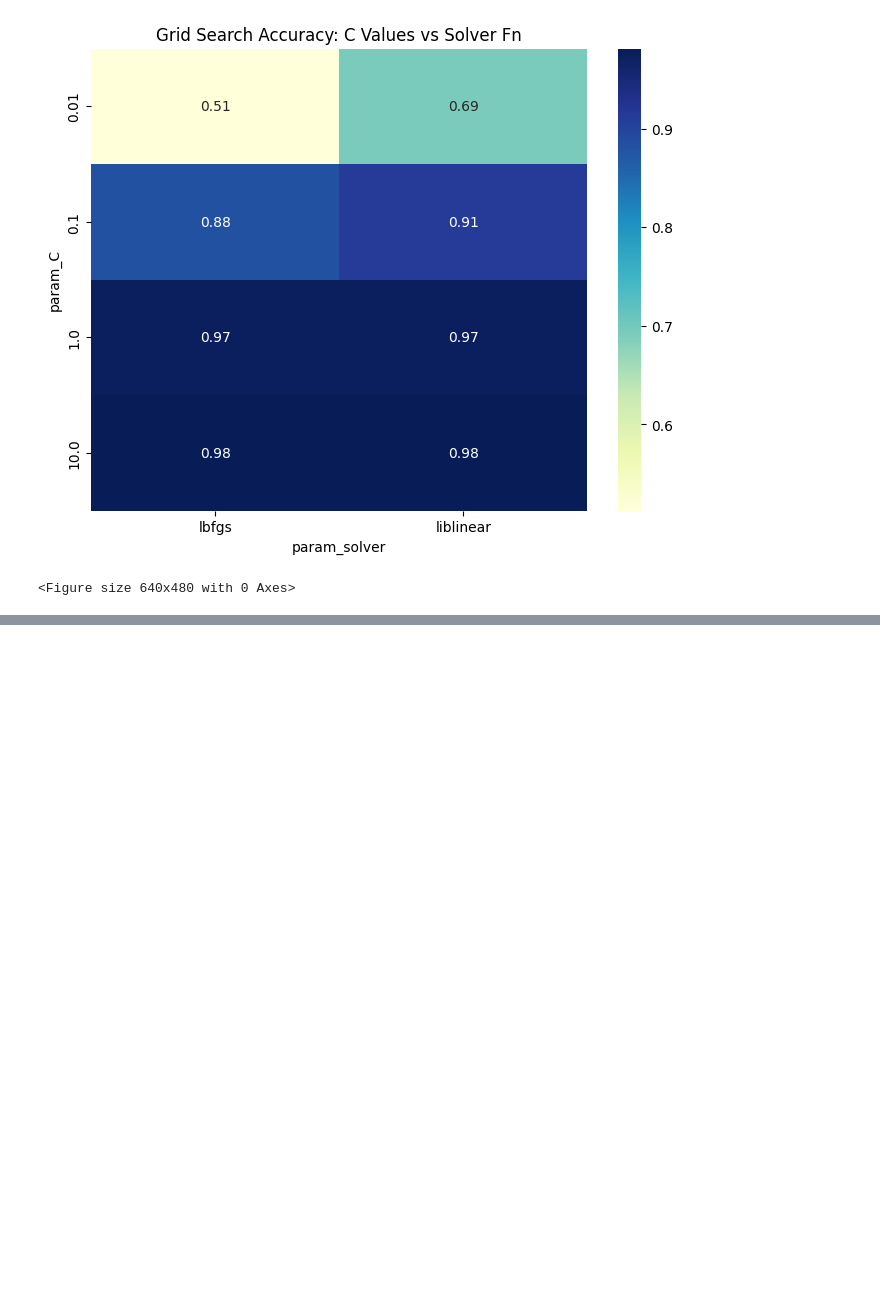
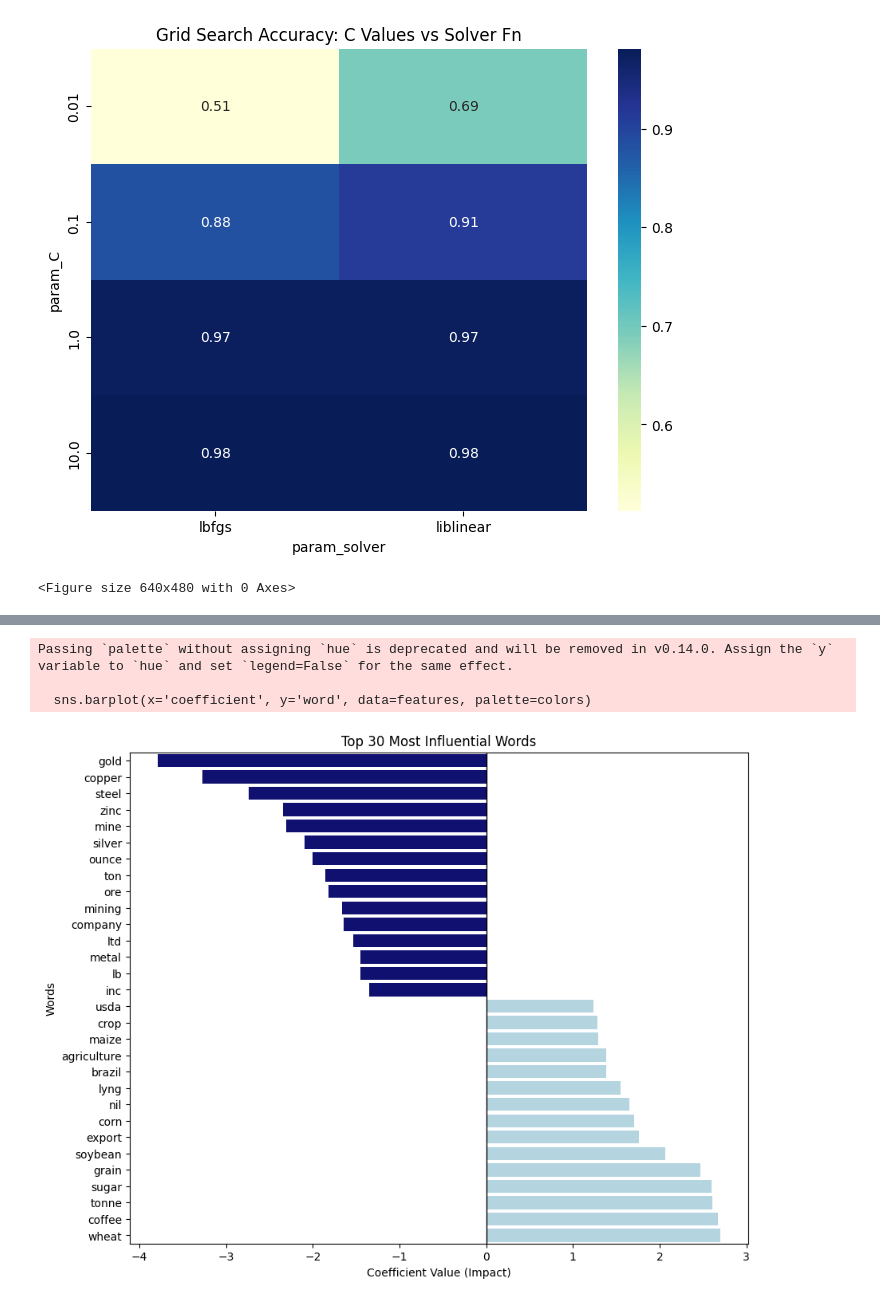
Before and after one commit to heyisula/binarytextclassificationNLP, a Jupyter notebook: train.ipynb, the cells around one changed output, grey strips where cells are left out. Saved outputs shown, nothing was run; the diff lists cells and outputs as text; code cells hidden in the pictures; blank space fills up the shorter version.

```diff
--- a/train.ipynb
+++ b/train.ipynb
@@ -129,0 +209,14 @@ plt.savefig("out/plots/grid_search_heatmap.png")
+# %%
+feature_names = vectorizer.get_feature_names_out()
+coef = best_model.coef_[0]
+
+top_pos = np.argsort(coef)[-15:]
+top_neg = np.argsort(coef)[:15]
+
+print("\nTop Positive Words:")
+for i in reversed(top_pos):
+    print(feature_names[i], coef[i])
+
+print("\nTop Negative Words:")
+for i in top_neg:
+    print(feature_names[i], coef[i])
@@ -129,0 +241,22 @@ plt.savefig("out/plots/grid_search_heatmap.png")
+# %%
+features = pd.DataFrame({
+    'word': np.concatenate([feature_names[top_neg], feature_names[top_pos]]),
+    'coefficient': np.concatenate([coef[top_neg], coef[top_pos]])
+})
+
+
+features = features.sort_values(by='coefficient')
+plt.figure(figsize=(10, 8))
+colors = ['navy' if x < 0 else 'lightblue' for x in features['coefficient']]
+sns.barplot(x='coefficient', y='word', data=features, palette=colors)
+plt.title("Top 30 Most Influential Words")
+plt.xlabel("Coefficient Value (Impact)")
+plt.ylabel("Words")
+plt.axvline(0, color='black', lw=1)
+plt.savefig("out/plots/feature_importance.png")
+plt.show()
+# %% [output]
+Passing `palette` without assigning `hue` is deprecated and will be removed in v0.14.0. Assign the `y` variable to `hue` and set `legend=False` for the same effect.
+
+  sns.barplot(x='coefficient', y='word', data=features, palette=colors)
+[figure, added]
```
Also changed, not shown: parts of 10 cells of this notebook, 5 other files.
